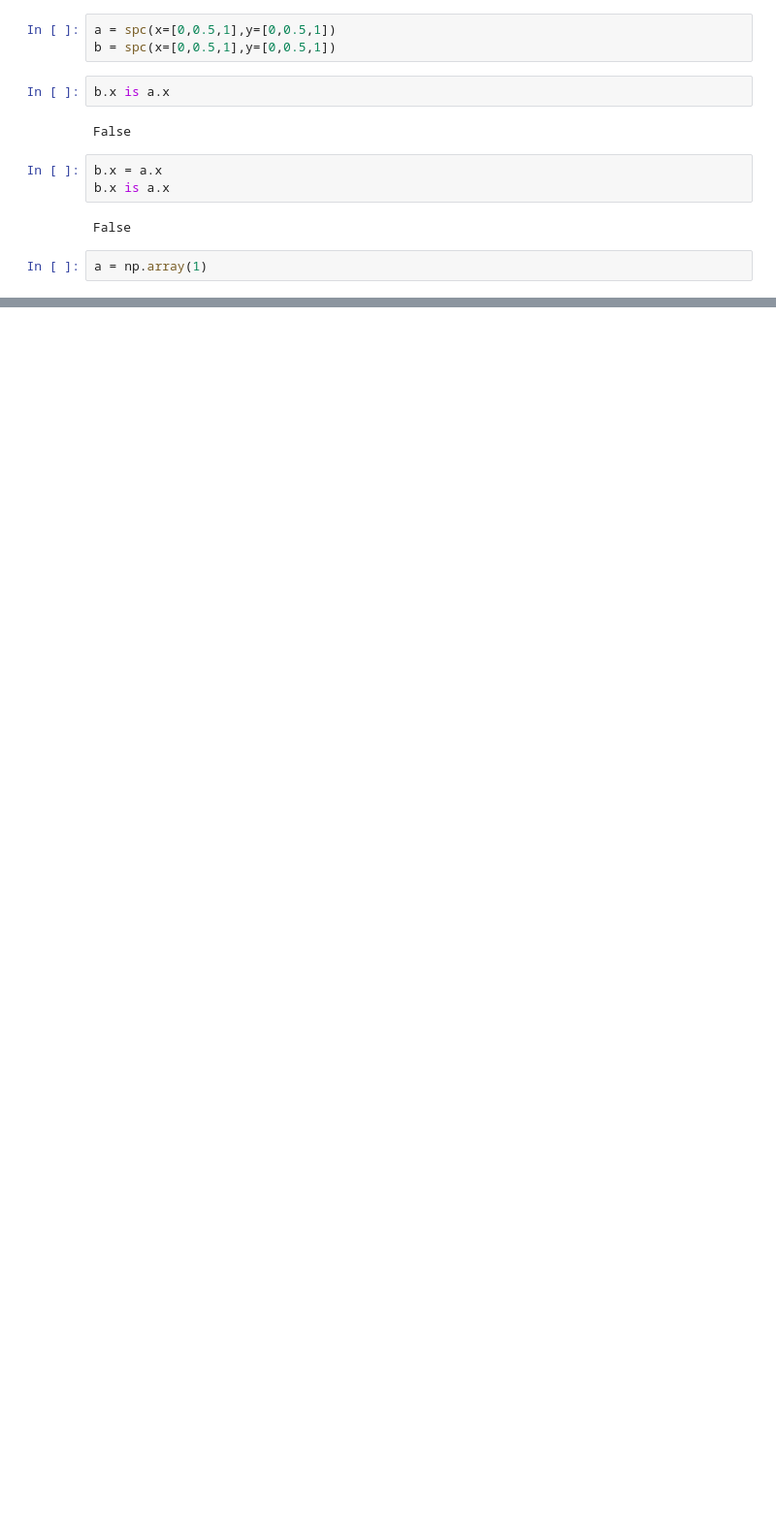
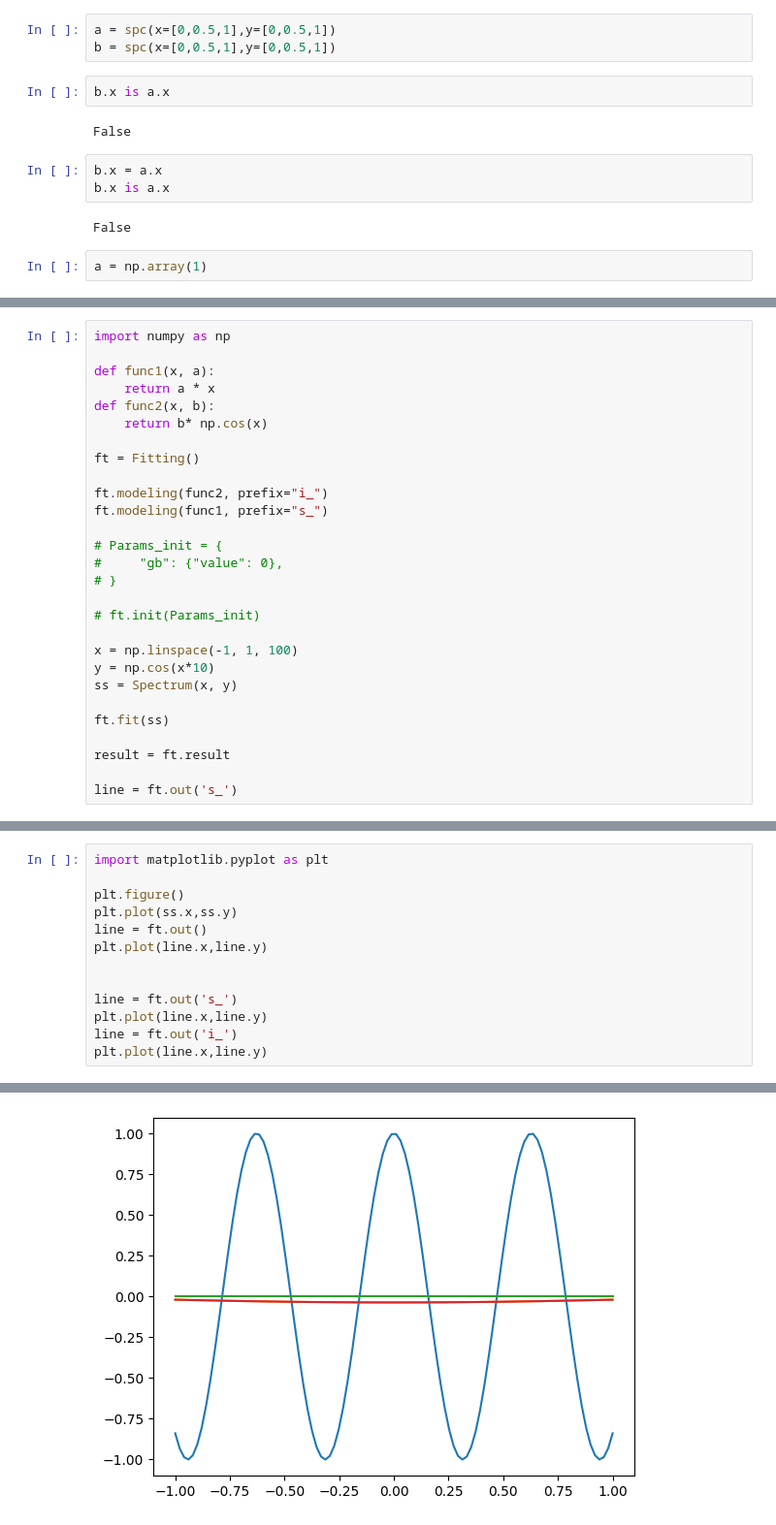
Before and after one commit to Coolphy/CRIXS, a Jupyter notebook: example.ipynb, the cells around one changed output, grey strips where cells are left out. Shown: that part at 97% size. Drawn from its saved outputs; the diff is of its cells as text; blank space fills up the shorter version.

```diff
--- a/example.ipynb
+++ b/example.ipynb
@@ -23,0 +26,28 @@ a = np.array(1)
+# %%
+import numpy as np
+
+def func1(x, a):
+    return a * x
+def func2(x, b):
+    return b* np.cos(x)
+
+ft = Fitting()
+
+ft.modeling(func2, prefix="i_")
+ft.modeling(func1, prefix="s_")
+
+# Params_init = {
+#     "gb": {"value": 0},
+# }
+
+# ft.init(Params_init)
+
+x = np.linspace(-1, 1, 100)
+y = np.cos(x*10)
+ss = Spectrum(x, y)
+
+ft.fit(ss)
+
+result = ft.result
+
+line = ft.out('s_')
@@ -23,0 +56,14 @@ a = np.array(1)
+# %%
+import matplotlib.pyplot as plt
+
+plt.figure()
+plt.plot(ss.x,ss.y)
+line = ft.out()
+plt.plot(line.x,line.y)
+
+
+line = ft.out('s_')
+plt.plot(line.x,line.y)
+line = ft.out('i_')
+plt.plot(line.x,line.y)
+# %% [output]
@@ -23,0 +73 @@ a = np.array(1)
+[figure, added]
```
Also changed, not shown: parts of 5 cells of this notebook, 2 other files.
